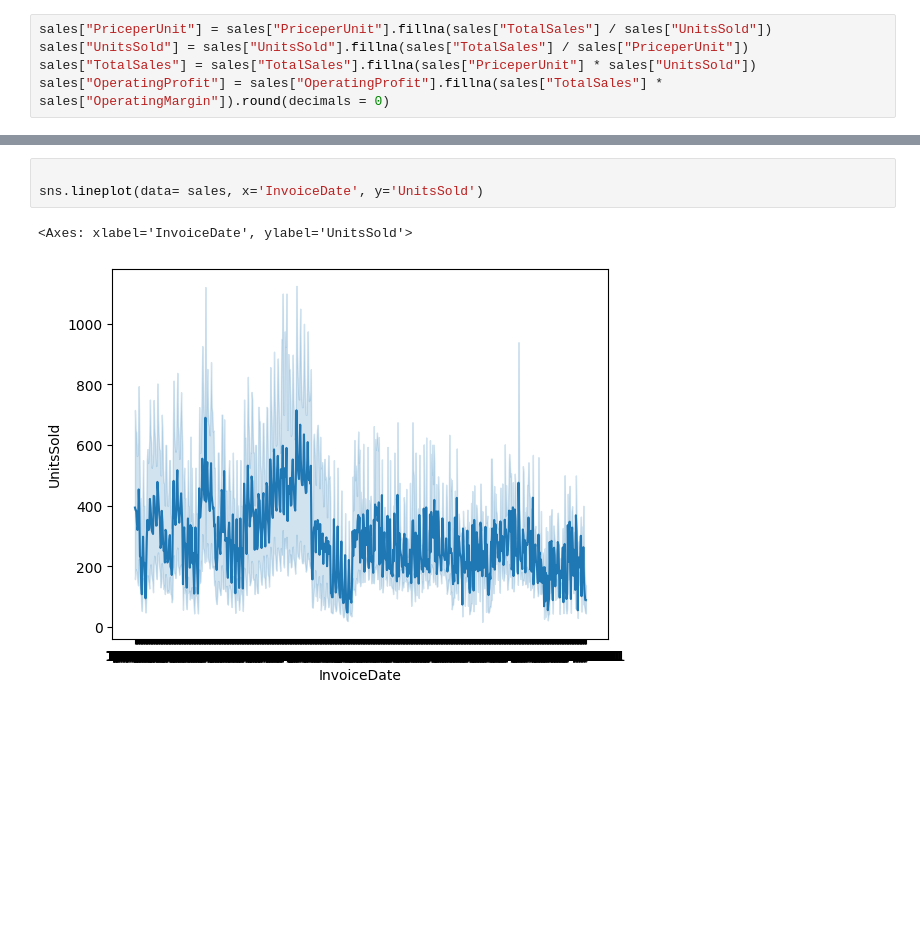
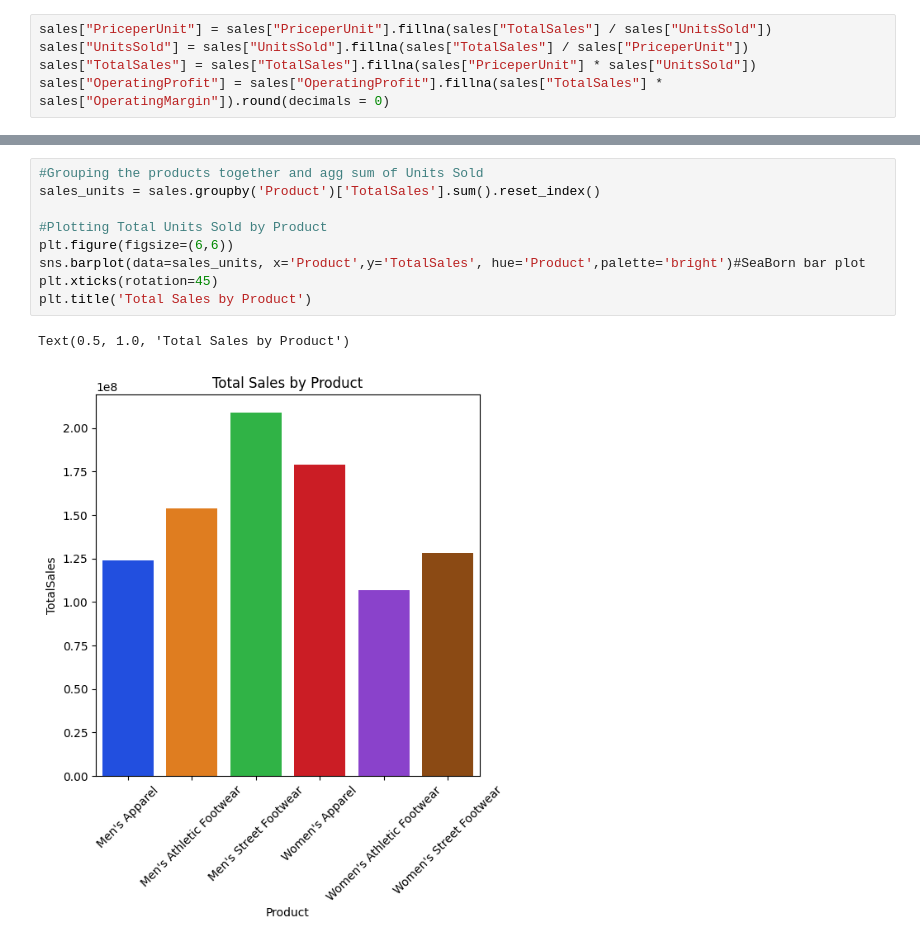
Before and after one commit to thegreatdon40/Final-Project-Data_Analytics, a Jupyter notebook: sales.ipynb, the cells around one changed output, grey strips where cells are left out. Saved outputs shown, nothing was run; the diff lists cells and outputs as text; blank space fills up the shorter version.

```diff
--- a/sales.ipynb
+++ b/sales.ipynb
@@ -161,6 +156,12 @@ sales_units.plot.bar(x='Product', y='UnitsSold', xlabel='Products', ylabel='Unit
-# %%
-
-sns.lineplot(data= sales, x='InvoiceDate', y='UnitsSold')
-# %% [output]
-<Axes: xlabel='InvoiceDate', ylabel='UnitsSold'>
-[figure, removed]
+# %%
+#Grouping the products together and agg sum of Units Sold
+sales_units = sales.groupby('Product')['TotalSales'].sum().reset_index()
+
+#Plotting Total Units Sold by Product
+plt.figure(figsize=(6,6))
+sns.barplot(data=sales_units, x='Product',y='TotalSales', hue='Product',palette='bright')#SeaBorn bar plot
+plt.xticks(rotation=45)
+plt.title('Total Sales by Product')
+# %% [output]
+Text(0.5, 1.0, 'Total Sales by Product')
+[figure, added]
```
Also changed, not shown: parts of 19 cells of this notebook.
